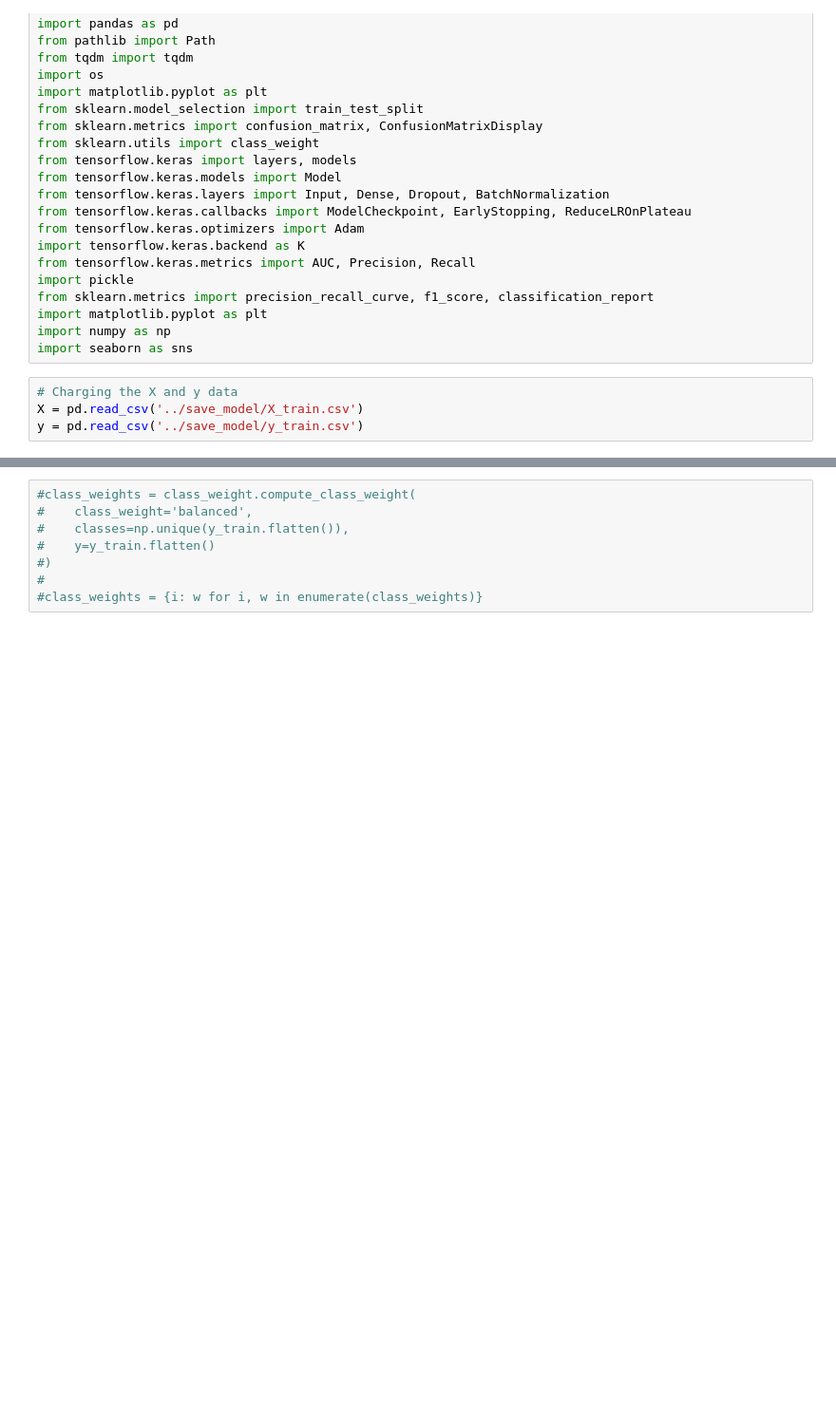
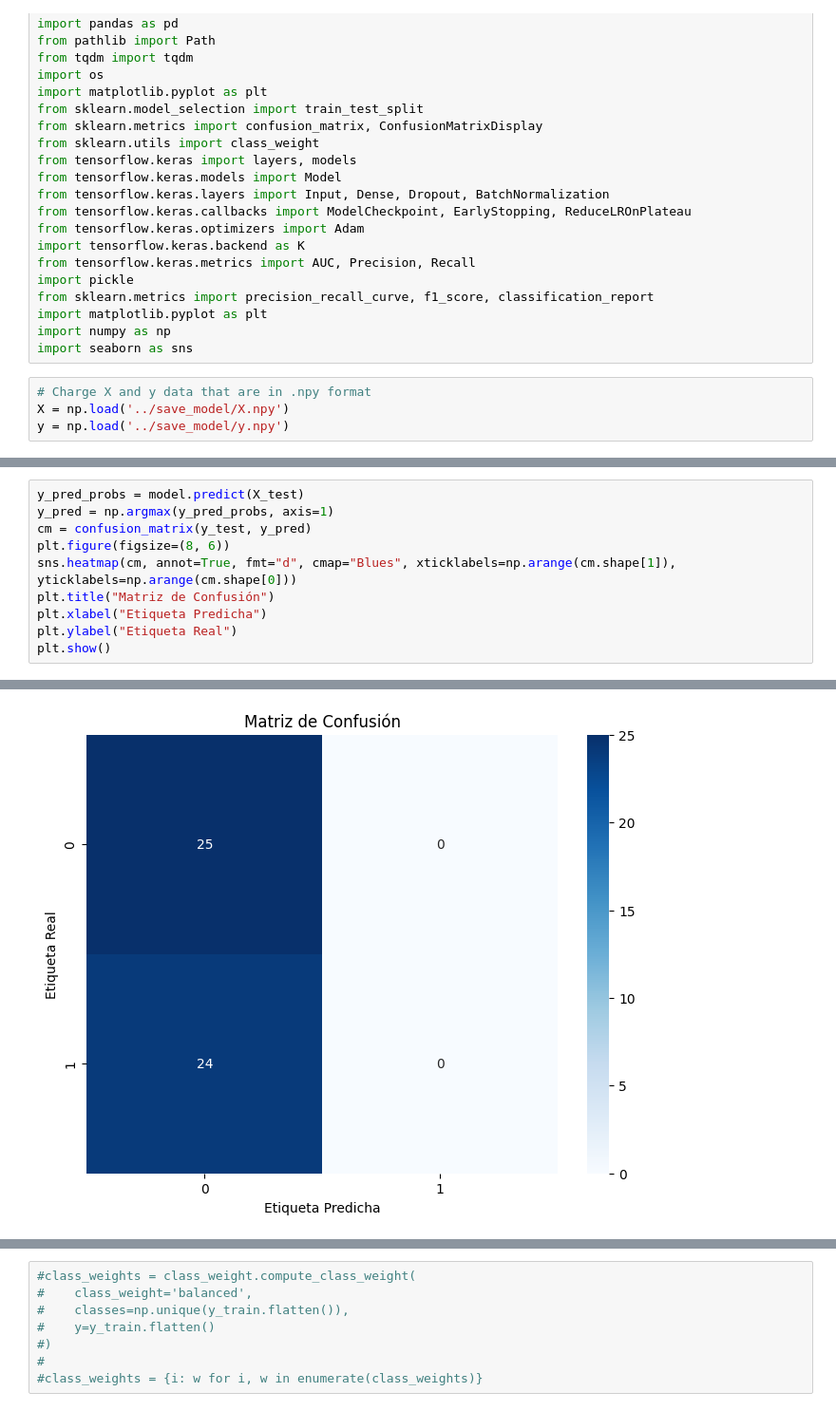
Before and after one commit to LuisFelipePoma/videito, a Jupyter notebook: src/sagemaker/notebooks/deepface_CNN.ipynb, the cells around one changed output, grey strips where cells are left out. Shown at 95% size. Drawn from its saved outputs; the diff is of its cells as text; blank space fills up the shorter version.

```diff
--- a/src/sagemaker/notebooks/deepface_CNN.ipynb
+++ b/src/sagemaker/notebooks/deepface_CNN.ipynb
@@ -23,6 +23,6 @@ import matplotlib.pyplot as plt
 import numpy as np
 import seaborn as sns
 # %%
-# Charging the X and y data
-X = pd.read_csv('../save_model/X_train.csv')
-y = pd.read_csv('../save_model/y_train.csv')
+# Charge X and y data that are in .npy format
+X = np.load('../save_model/X.npy')
+y = np.load('../save_model/y.npy')
@@ -80,0 +181,11 @@ Model: "functional_1"
+# %%
+y_pred_probs = model.predict(X_test)
+y_pred = np.argmax(y_pred_probs, axis=1)
+cm = confusion_matrix(y_test, y_pred)
+plt.figure(figsize=(8, 6))
+sns.heatmap(cm, annot=True, fmt="d", cmap="Blues", xticklabels=np.arange(cm.shape[1]), yticklabels=np.arange(cm.shape[0]))
+plt.title("Matriz de Confusión")
+plt.xlabel("Etiqueta Predicha")
+plt.ylabel("Etiqueta Real")
+plt.show()
+# %% [output]
@@ -80,0 +193 @@ Model: "functional_1"
+[figure, added]
```
Also changed, not shown: parts of 26 cells of this notebook, 3 other files.
